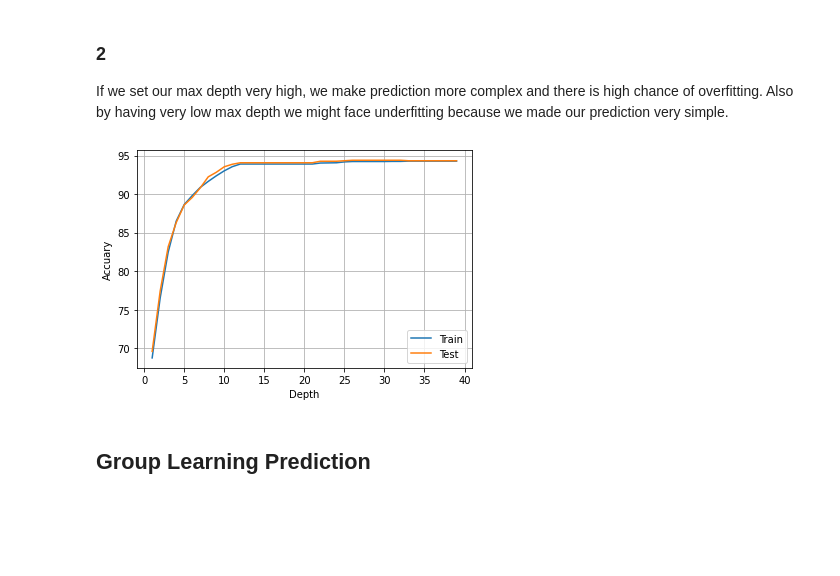
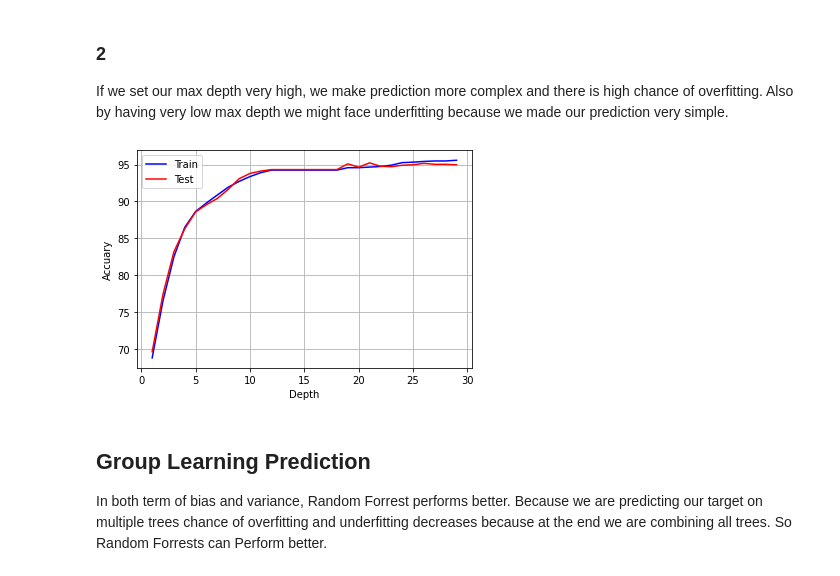
Before and after one commit to SM2A/Artificial_Intelligence_Course_Projects, a Jupyter notebook: CA4/Report.ipynb, the cells around one changed output. Drawn from its saved outputs; the diff is of its cells as text; code cells hidden in the pictures; blank space fills up the shorter version.

```diff
--- a/CA4/Report.ipynb
+++ b/CA4/Report.ipynb
@@ -355,38 +355,41 @@ Test Accuracy :  88.76015448128912
 If we set our max depth very high, we make prediction more complex and there is high chance of overfitting. Also by having
 very low max depth we might face underfitting because we made our prediction very simple.
 # %%
-max_depth = list(range(1 , 40))
+max_depth = list(range(1 , 30))
 train_accuray = []
 test_accuray = []
 
 X = dataset.drop(columns=rm_col, axis=1)
 X_train, X_test, Y_train, Y_test = train_test_split(X, target, test_size=0.2, random_state=40)
 scaler = StandardScaler()
 scaler.fit(X_train)
 X_train = scaler.transform(X_train)
 X_test = scaler.transform(X_test)
 
 for md in max_depth:
     regression = tree.DecisionTreeRegressor(max_depth=md, min_samples_split=2)
     regression = regression.fit(X_train, Y_train)
     test_predict = regression.predict(X_test)
     train_predict = regression.predict(X_train)
     test_matrix = confusion_matrix(Y_test, numpy.round(abs(test_predict)))
     train_matrix = confusion_matrix(Y_train, numpy.round(abs(train_predict)))
     test_accuray.append((test_matrix[0][0] + test_matrix[1][1]) / (test_matrix[0][0] + test_matrix[0][1] + test_matrix[1][0] + test_matrix[1][1]) * 100)
     train_accuray.append((train_matrix[0][0] + train_matrix[1][1]) / (train_matrix[0][0] + train_matrix[0][1] + train_matrix[1][0] + train_matrix[1][1]) * 100)
 
-plot.plot(max_depth,train_accuray,label='Train')
-plot.plot(max_depth,test_accuray,label='Test')
+plot.plot(max_depth,train_accuray,label='Train',color='b')
+plot.plot(max_depth,test_accuray,label='Test',color='r')
 plot.grid()
 plot.legend()
 plot.xlabel('Depth')
 plot.ylabel('Accuary')
 plot.show()
 # %% [output]
-[figure, old version]
+[figure, new version]
-# %% [markdown]
-## Group Learning Prediction
+# %% [markdown]
+## Group Learning Prediction
+In both term of bias and variance, Random Forrest performs better. Because we are predicting our target on multiple trees
+chance of overfitting and underfitting decreases because at the end we are combining all trees. So Random Forrests can
+Perform better.
 # %%
 from sklearn.ensemble import RandomForestRegressor
 
```
Also changed, not shown: parts of 4 cells of this notebook.
